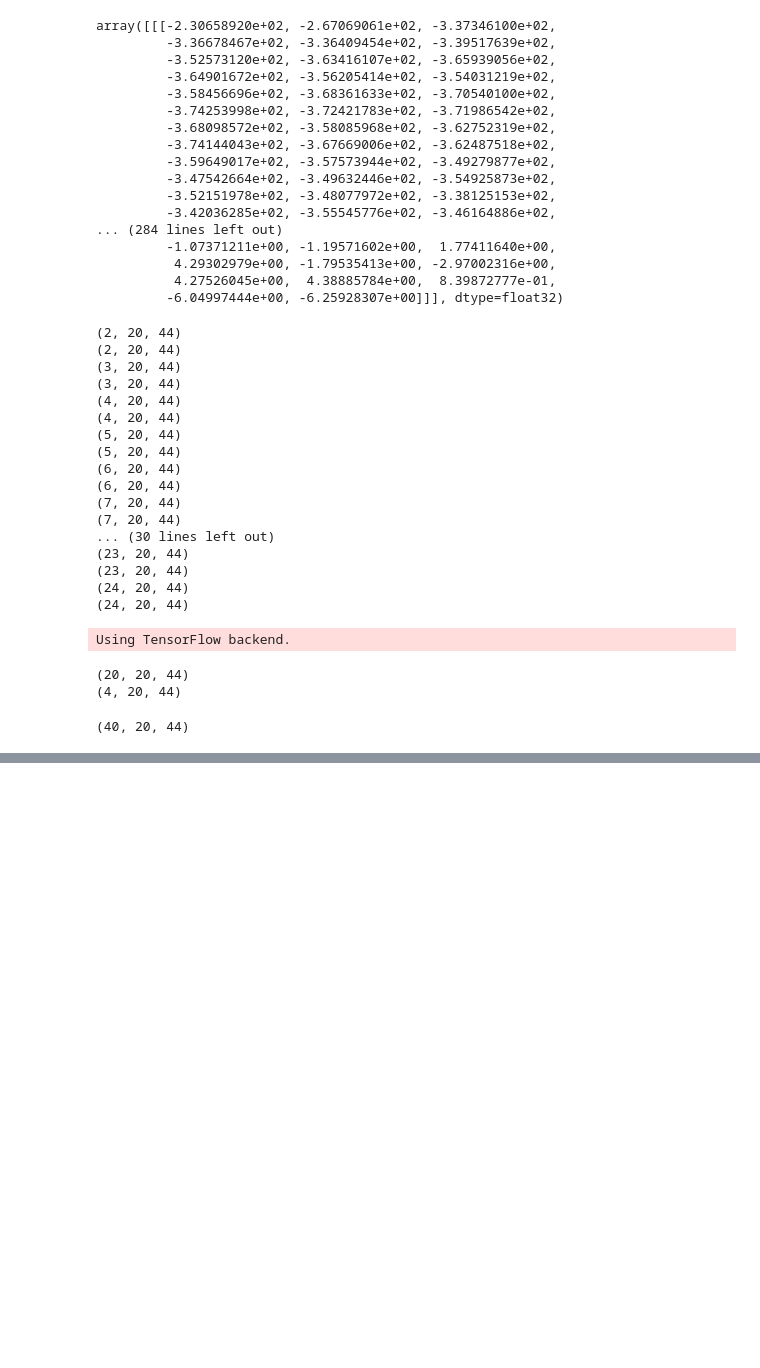
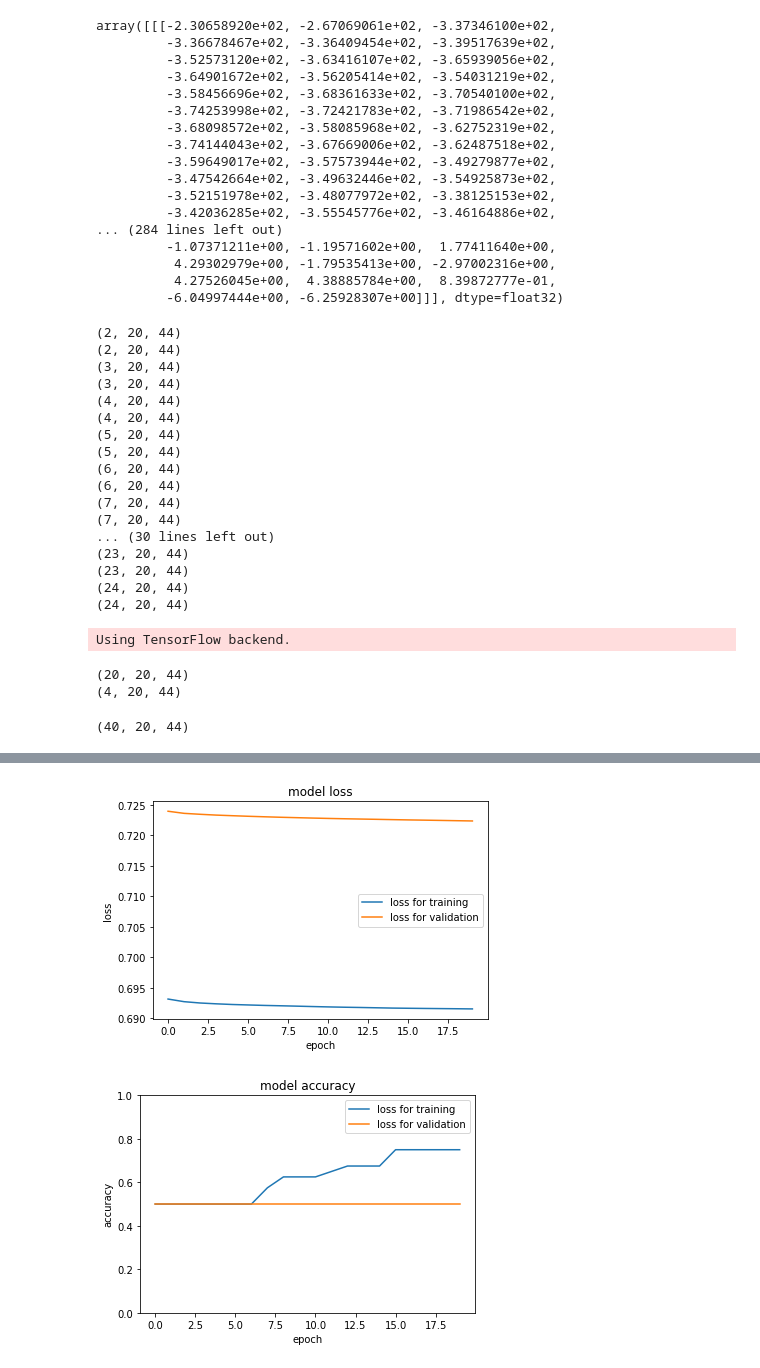
Before and after one commit to akinari6/workshop-repository-e, a Jupyter notebook: Voice/mfcc_train.ipynb, the cells around one changed output, grey strips where cells are left out. Drawn from its saved outputs; the diff is of its cells as text; code cells hidden in the pictures; blank space fills up the shorter version.

```diff
--- a/Voice/mfcc_train.ipynb
+++ b/Voice/mfcc_train.ipynb
@@ -185,7 +195,8 @@ from keras.optimizers import SGD
 
 from keras.utils import np_utils
 # %%
-Y_train = np_utils.to_categorical(y, num_classes=2).astype('i')
+Y_train = np_utils.to_categorical(y_train, num_classes=2).astype('i')
+Y_test = np_utils.to_categorical(y_test, num_classes=2).astype('i')
 # %%
 batch_size=100
 # %%
@@ -192,0 +232,8 @@ n_epoch=20
+# %%
+# 損失関数(＝誤差関数）は分類では定番の交差エントロピー誤差（回帰ならRMSEが定番）
+# 最適化手法は基本的な確率的勾配降下法(SGD)（一番ポピュラーなのはAdam　＊後述）
+# 評価方法は精度（Accuracy）に指定。学習時での出力評価に使われる。
+
+model.compile(loss='categorical_crossentropy',
+              optimizer=SGD(),
+              metrics=['accuracy'])
@@ -192,0 +247,8 @@ n_epoch=20
+# %%
+#実際に学習させる（注意：hist変数は学習終了後生成されるので中断したら参照できない）
+hist = model.fit(mfccs_train,
+                 Y_train,
+                 epochs=n_epoch,
+                 validation_data=(mfccs_test, Y_test),
+                 verbose=1,
+                 batch_size=batch_size)
@@ -192,0 +300,37 @@ n_epoch=20
+# %%
+# プロットして損失値と精度の推移を視覚化するのは非常に重要な作業なので特に理由がなければ毎度表示する。
+# 過学習や学習不足が確認できる。
+
+
+# 損失値(Loss)の遷移のプロット
+def plot_history_loss(hist):
+
+    # hist.historyに辞書型で損失値や精度が入っているので取得して表示
+    plt.plot(hist.history['loss'],label="loss for training")
+    plt.plot(hist.history['val_loss'],label="loss for validation")
+
+    #matplotlibの細かい設定
+    plt.title('model loss')
+    plt.xlabel('epoch')
+    plt.ylabel('loss')
+    plt.legend(loc='best')
+
+    plt.show()
+
+
+# 精度(Accuracy)の遷移のプロット
+def plot_history_acc(hist):
+    plt.plot(hist.history['acc'],label="loss for training")
+    plt.plot(hist.history['val_acc'],label="loss for validation")
+    plt.title('model accuracy')
+    plt.xlabel('epoch')
+    plt.ylabel('accuracy')
+    plt.legend(loc='best')
+    plt.ylim([0, 1])
+    plt.show()
+
+plot_history_loss(hist)
+plot_history_acc(hist)
+# %% [output]
+[figure, added]
+[figure, added]
```
Also changed, not shown: parts of 18 cells of this notebook, 1 other file.
